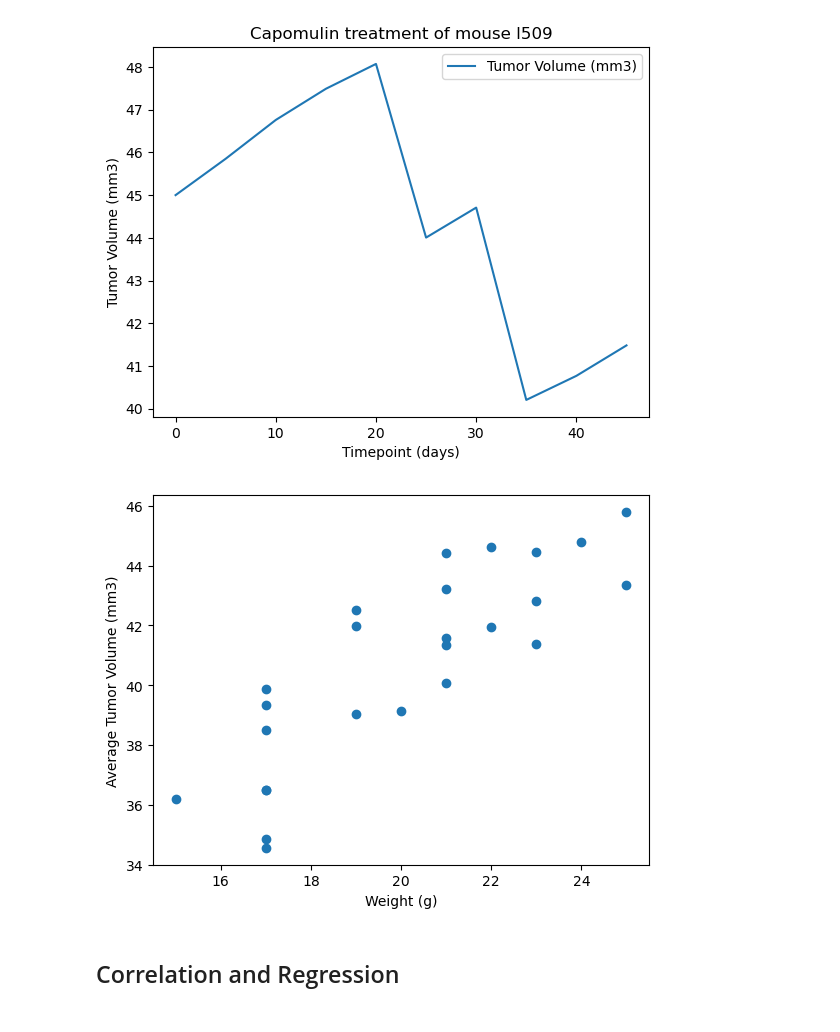
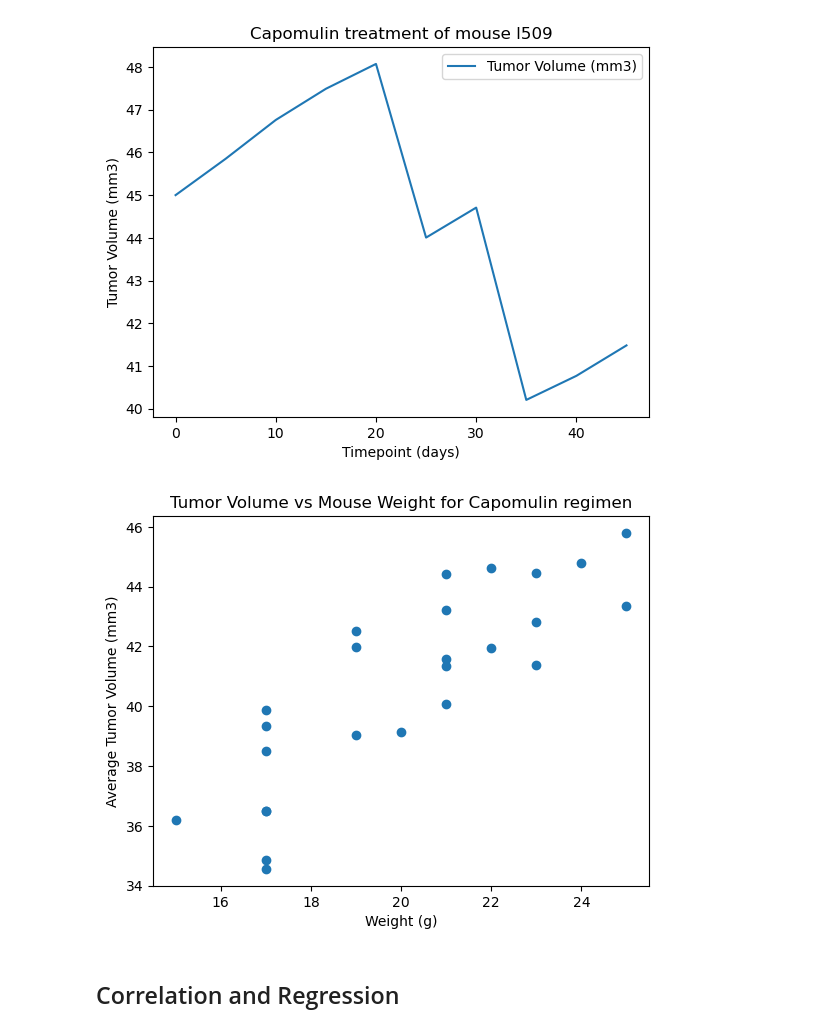
Before and after one commit to drainlm/Module_5_Challenge, a Jupyter notebook: pymaceuticals.ipynb, the cells around one changed output. Saved outputs shown, nothing was run; the diff lists cells and outputs as text; code cells hidden in the pictures.

```diff
--- a/pymaceuticals.ipynb
+++ b/pymaceuticals.ipynb
@@ -254,15 +261,16 @@ plt.show()
 # %%
 # Generate a scatter plot of average tumor volume vs. mouse weight for the Capomulin regimen
 capomulin_df = cleaned_mouse_metadata[cleaned_mouse_metadata["Drug Regimen"] == "Capomulin"]
 
 average_df = capomulin_df.groupby("Mouse ID")[["Tumor Volume (mm3)", "Weight (g)"]].mean()
 
 plt.scatter(average_df["Weight (g)"], average_df["Tumor Volume (mm3)"])
+plt.title(f'Tumor Volume vs Mouse Weight for Capomulin regimen')
 plt.xlabel("Weight (g)")
 plt.ylabel("Average Tumor Volume (mm3)")
 plt.show()
 # %% [output]
-[figure, old version]
+[figure, new version]
 # %% [markdown]
 ## Correlation and Regression
 # %%
```
Also changed, not shown: parts of 11 cells of this notebook, 2 other files.
